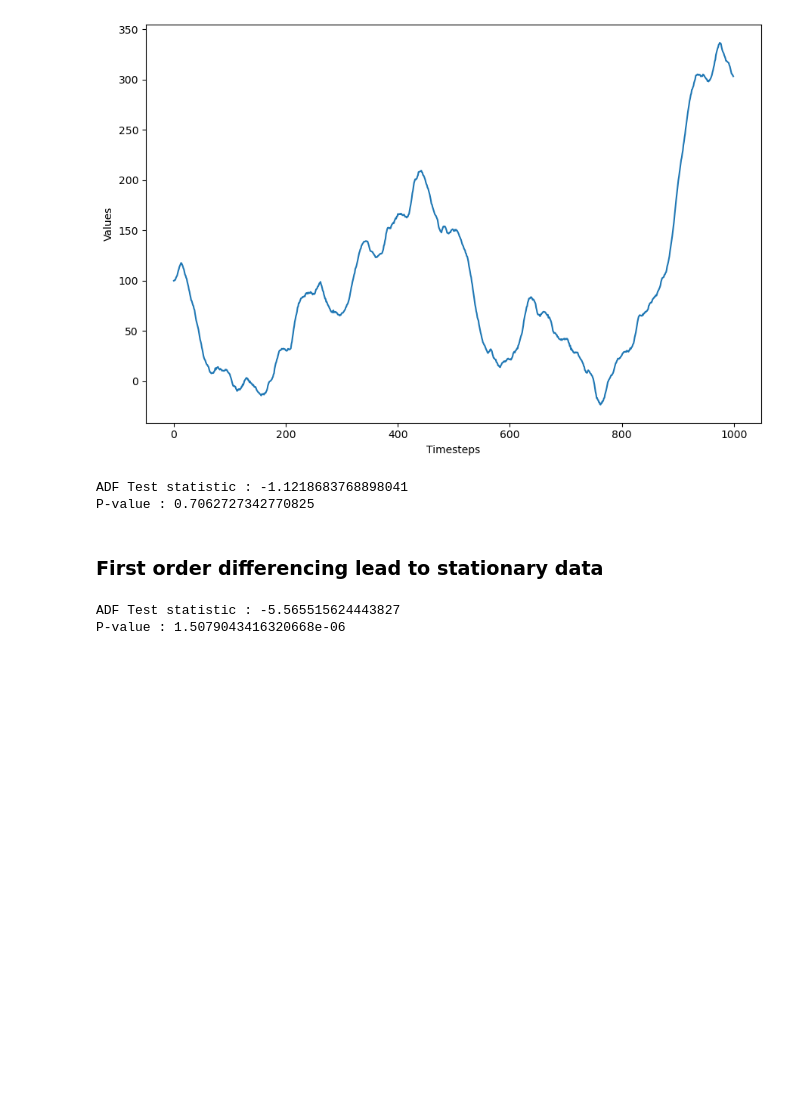
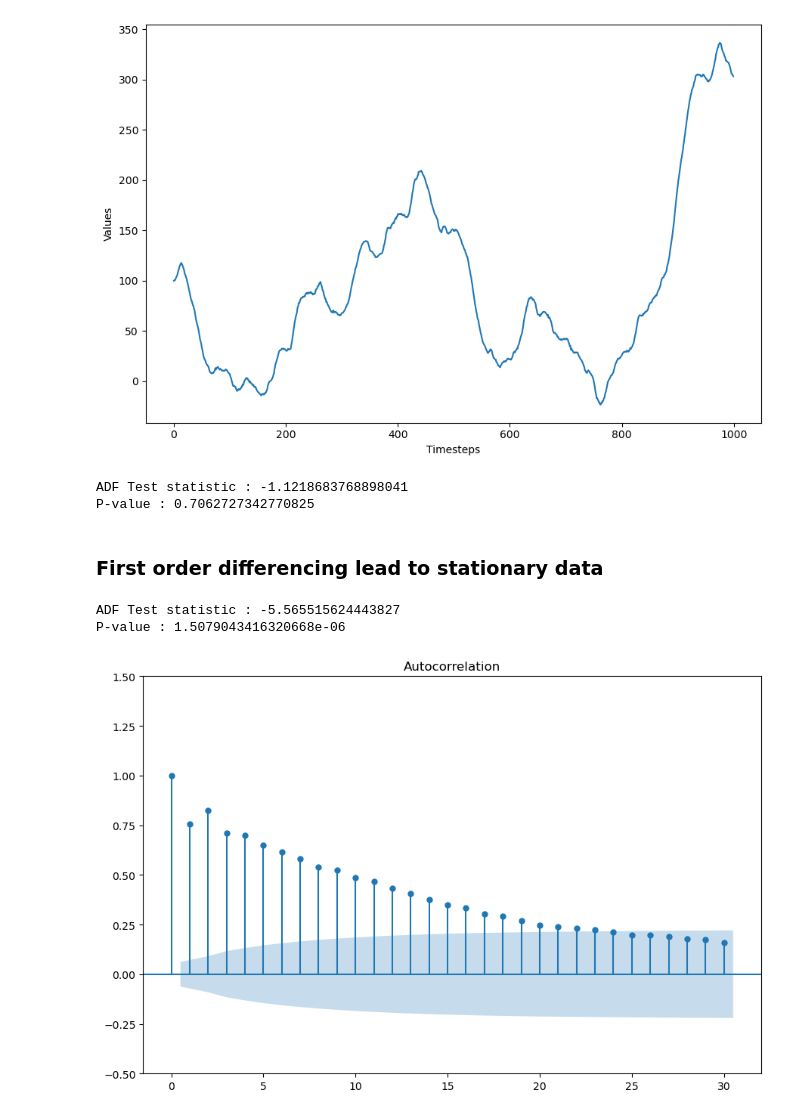
Before and after one commit to tharani001/TimeSeriesForecasting, a Jupyter notebook: ARIMA-forecasting/AR-Process.ipynb, the cells around one changed output. Cells and saved outputs as stored; diff of their text form; code cells hidden in the pictures; blank space fills up the shorter version.

```diff
--- a/ARIMA-forecasting/AR-Process.ipynb
+++ b/ARIMA-forecasting/AR-Process.ipynb
@@ -133,3 +133,11 @@ print(f"P-value : {ADF_result[1]}")
 # %% [output]
 ADF Test statistic : -5.565515624443827
 P-value : 1.5079043416320668e-06
+# %%
+# plot_acf(data["value"], lags=20)
+plot_acf(np.diff(data.value, n=1), lags=30)
+
+plt.ylim(-0.5, 1.5)
+plt.tight_layout()
+# %% [output]
+[figure, added]
```
Also changed, not shown: parts of 9 cells of this notebook.
